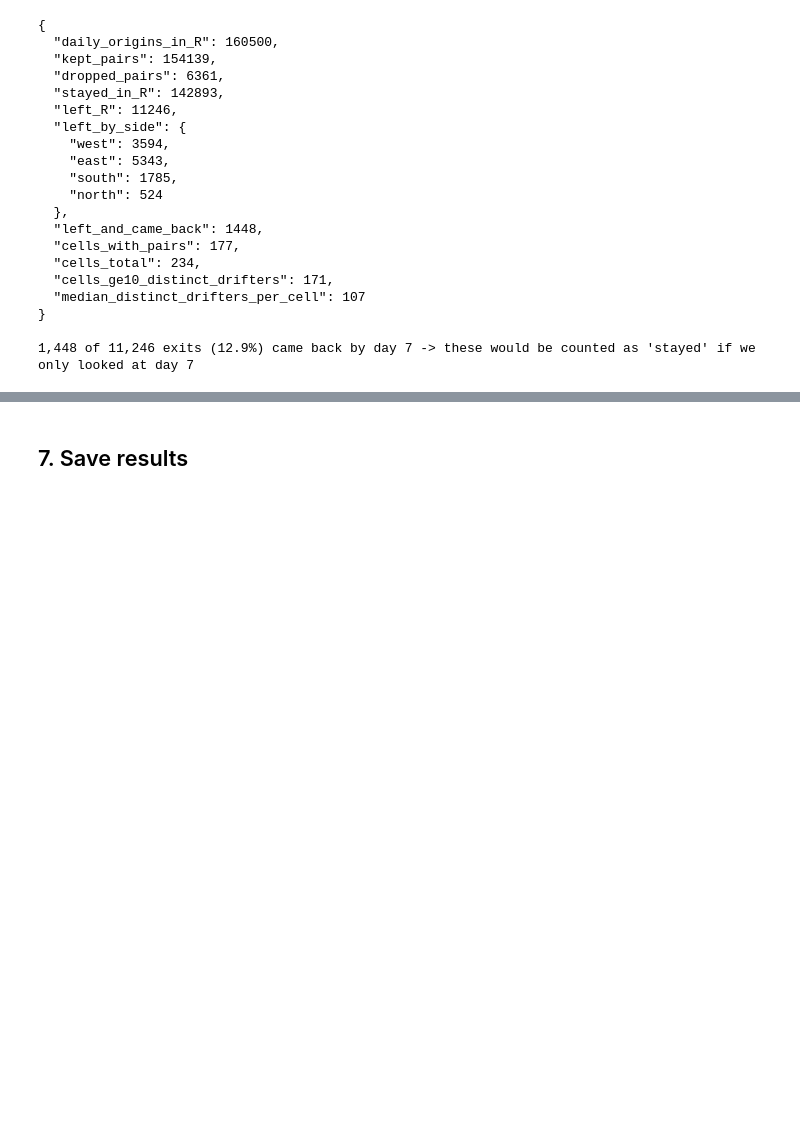
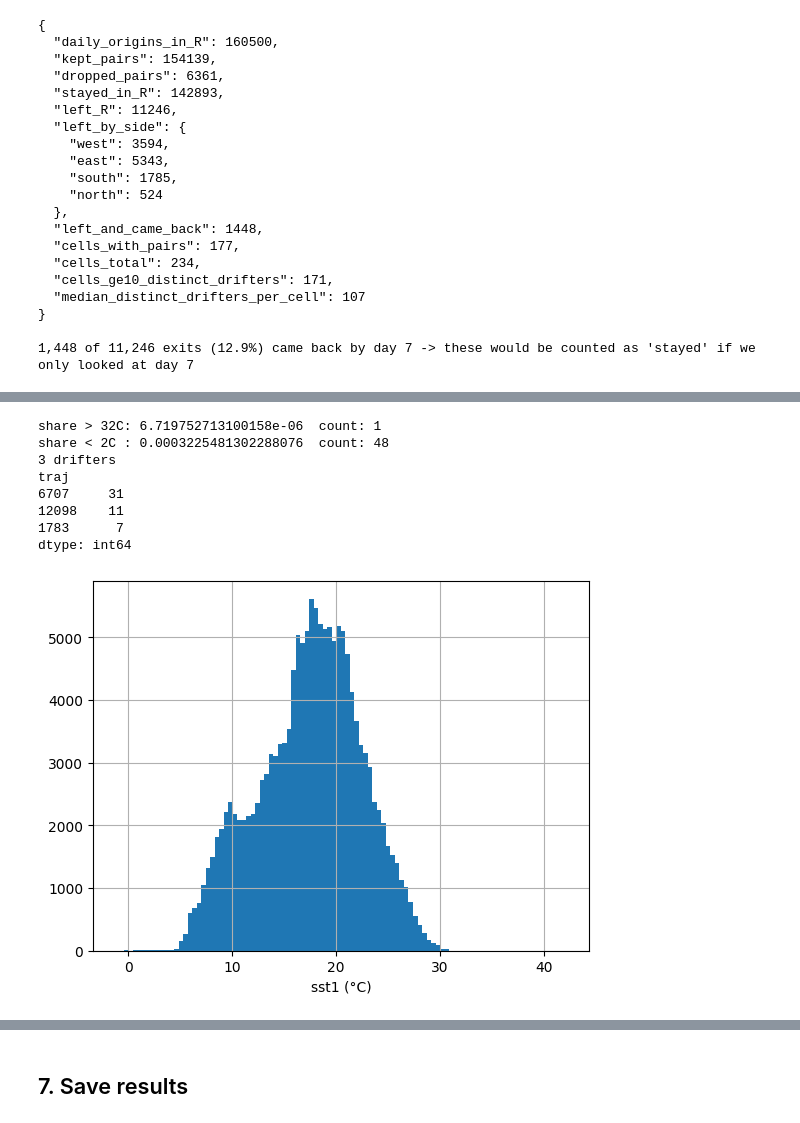
Before and after one commit to vrishinm/2026-Data3001-XIE-G2, a Jupyter notebook: Proposal_code.ipynb, the cells around one changed output, grey strips where cells are left out. Saved outputs shown, nothing was run; the diff lists cells and outputs as text; code cells hidden in the pictures; blank space fills up the shorter version.

```diff
--- a/Proposal_code.ipynb
+++ b/Proposal_code.ipynb
@@ -504,7 +510,8 @@ dest[exited] = np.where(plon[fo] < west, EXIT["west"],
                np.where(plat[fo] < south, EXIT["south"], EXIT["north"])))
 
 pairs7 = pd.DataFrame({"origin_cell": cell2(o[keep]), "dest": dest[keep],
-                       "traj": ptraj[o[keep]], "time": pd.to_datetime(pt[o[keep]])})
+                       "traj": ptraj[o[keep]], "time": pd.to_datetime(pt[o[keep]]),
+                       "obs_row": rows_tr[o[keep]]})
 pairs7.to_csv(os.path.join(OUT, "pairs7.csv"), index=False)
 
 n_exit = int(exited.sum())
@@ -545,0 +592,13 @@ print(f"\n{exit_and_return:,} of {n_exit:,} exits ({exit_and_return / max(n_exit
+# %%
+r = pairs7.obs_row.values
+
+# 先整条读出来，再按起点行取值，取完就释放内存
+sst_all = load(ds["sst1"], "sst1")
+flg_all = load(ds["flg_sst1"], "flg_sst1")
+pairs7["sst1_C"] = sst_all[r] - 273.15
+pairs7["flg"] = flg_all[r]
+del sst_all, flg_all
+
+print(pairs7.flg.value_counts().sort_index())
+print("NaN temperature:", pairs7.sst1_C.isna().sum())
+print(pairs7.loc[pairs7.flg == 5, "sst1_C"].describe())
@@ -545,0 +624,23 @@ print(f"\n{exit_and_return:,} of {n_exit:,} exits ({exit_and_return / max(n_exit
+# %%
+good = pairs7[pairs7.flg == 5].copy()
+print("share > 32C:", (good.sst1_C > 32).mean(), " count:", (good.sst1_C > 32).sum())
+print("share < 2C :", (good.sst1_C < 2).mean(),  " count:", (good.sst1_C < 2).sum())
+
+# 这些点是哪几个漂流器、哪几个格子
+bad = good[(good.sst1_C > 32) | (good.sst1_C < 2)]
+print(bad.traj.nunique(), "drifters")
+print(bad.groupby("traj").size().sort_values(ascending=False).head(10))
+
+# 画一个直方图看分布的两端
+import matplotlib.pyplot as plt
+good.sst1_C.hist(bins=100); plt.xlabel("sst1 (°C)"); plt.show()
+# %% [output]
+share > 32C: 6.719752713100158e-06  count: 1
+share < 2C : 0.0003225481302288076  count: 48
+3 drifters
+traj
+6707     31
+12098    11
+1783      7
+dtype: int64
+[figure, added]
```
Also changed, not shown: parts of 13 cells of this notebook.
